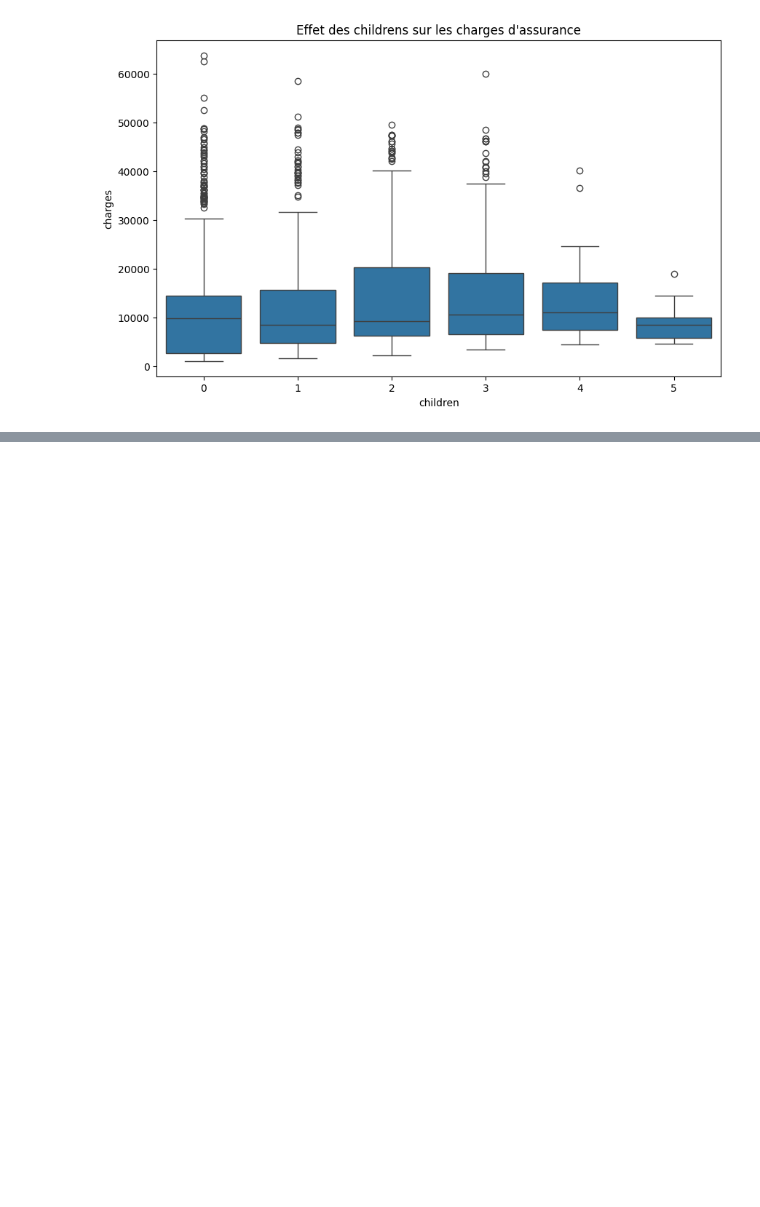
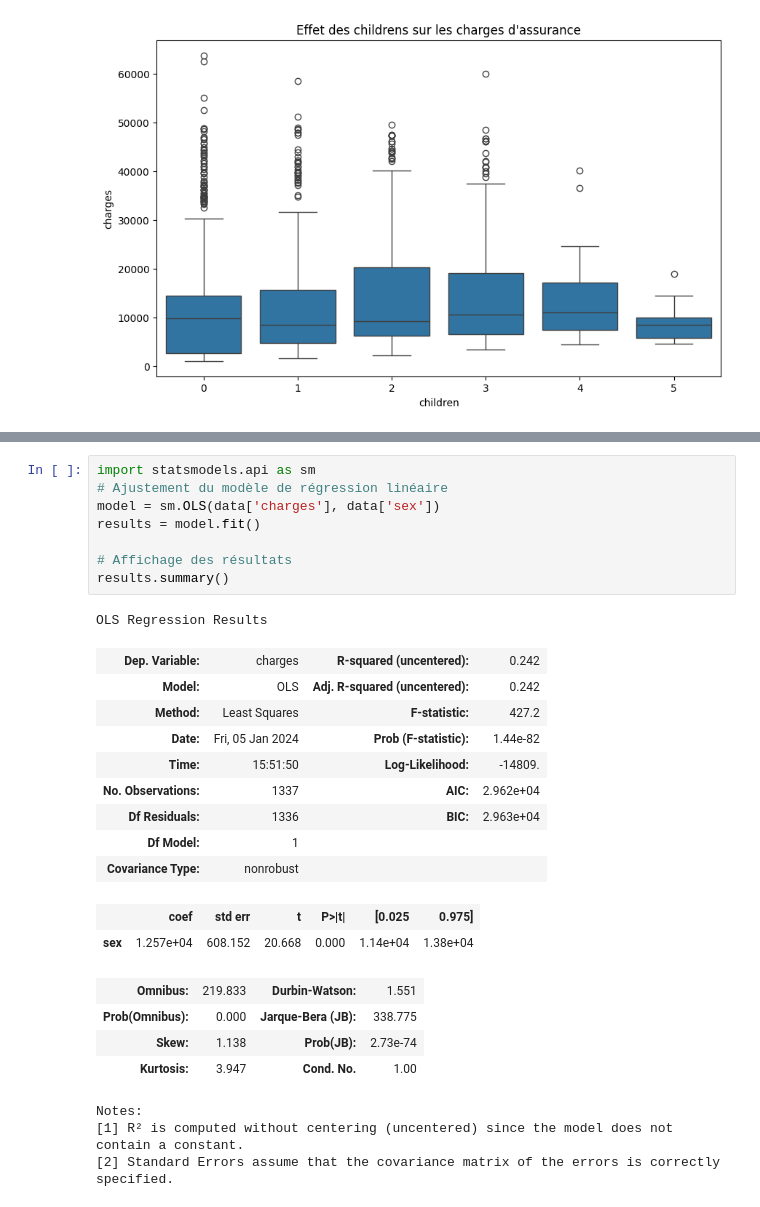
Before and after one commit to AntoineMLD/AssurePeopleUsa, a Jupyter notebook: nettoyage.ipynb, the cells around one changed output, grey strips where cells are left out. Drawn from its saved outputs; the diff is of its cells as text; blank space fills up the shorter version.

```diff
--- a/nettoyage.ipynb
+++ b/nettoyage.ipynb
@@ -188,0 +293,28 @@ Text(0.5, 1.0, "Effet des childrens sur les charges d'assurance")
+# %%
+import statsmodels.api as sm
+# Ajustement du modèle de régression linéaire
+model = sm.OLS(data['charges'], data['sex'])
+results = model.fit()
+
+# Affichage des résultats
+results.summary()
+# %% [output]
+OLS Regression Results
+| Dep. Variable: | charges | R-squared (uncentered): | 0.242 |
+| Model: | OLS | Adj. R-squared (uncentered): | 0.242 |
+| Method: | Least Squares | F-statistic: | 427.2 |
+| Date: | Fri, 05 Jan 2024 | Prob (F-statistic): | 1.44e-82 |
+| Time: | 15:51:50 | Log-Likelihood: | -14809. |
+| No. Observations: | 1337 | AIC: | 2.962e+04 |
+| Df Residuals: | 1336 | BIC: | 2.963e+04 |
+| Df Model: | 1 |  |  |
+| Covariance Type: | nonrobust |  |  |
+|  | coef | std err | t | P>|t| | [0.025 | 0.975] |
+| sex | 1.257e+04 | 608.152 | 20.668 | 0.000 | 1.14e+04 | 1.38e+04 |
+| Omnibus: | 219.833 | Durbin-Watson: | 1.551 |
+| Prob(Omnibus): | 0.000 | Jarque-Bera (JB): | 338.775 |
+| Skew: | 1.138 | Prob(JB): | 2.73e-74 |
+| Kurtosis: | 3.947 | Cond. No. | 1.00 |
+Notes:
+[1] R² is computed without centering (uncentered) since the model does not contain a constant.
+[2] Standard Errors assume that the covariance matrix of the errors is correctly specified.
```
Also changed, not shown: parts of 5 cells of this notebook.
